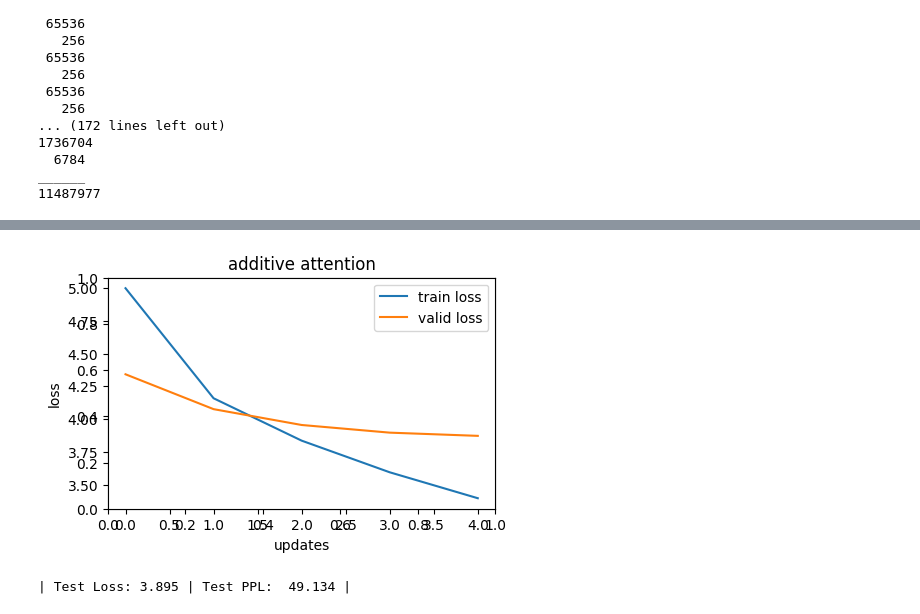
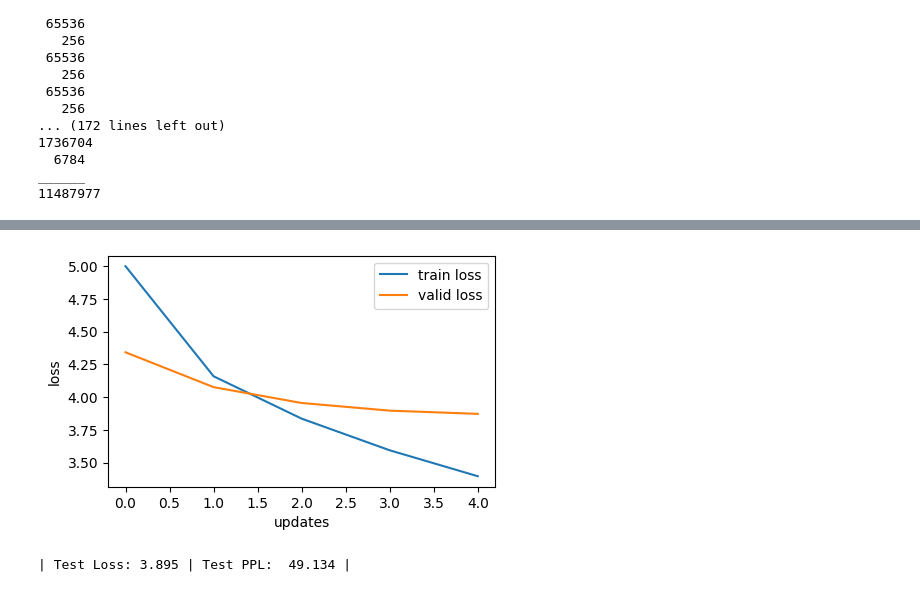
Before and after one commit to archx64-ait/a3-machine-translation, a Jupyter notebook: code/a3-transformer-additive.ipynb, the cells around one changed output, grey strips where cells are left out. Saved outputs shown, nothing was run; the diff lists cells and outputs as text; code cells hidden in the pictures.

```diff
--- a/code/a3-transformer-additive.ipynb
+++ b/code/a3-transformer-additive.ipynb
@@ -797,16 +803,15 @@ Total training time: 3m 54s 483ms
 # %%
 import matplotlib.pyplot as plt
 fig = plt.figure(figsize=(5, 3))
-plt.title('additive attention')
 ax = fig.add_subplot(1, 1, 1)
 ax.plot(train_losses, label = 'train loss')
 ax.plot(valid_losses, label = 'valid loss')
 plt.legend()
 ax.set_xlabel('updates')
 ax.set_ylabel('loss')
 plt.savefig('figures/additive-attention-loss')
 # %% [output]
-[figure, old version]
+[figure, new version]
 # %%
 model.load_state_dict(torch.load(save_path))
 test_loss = evaluate(model, test_loader, criterion, test_loader_length)
```
Also changed, not shown: parts of 13 cells of this notebook, 42 other files.
